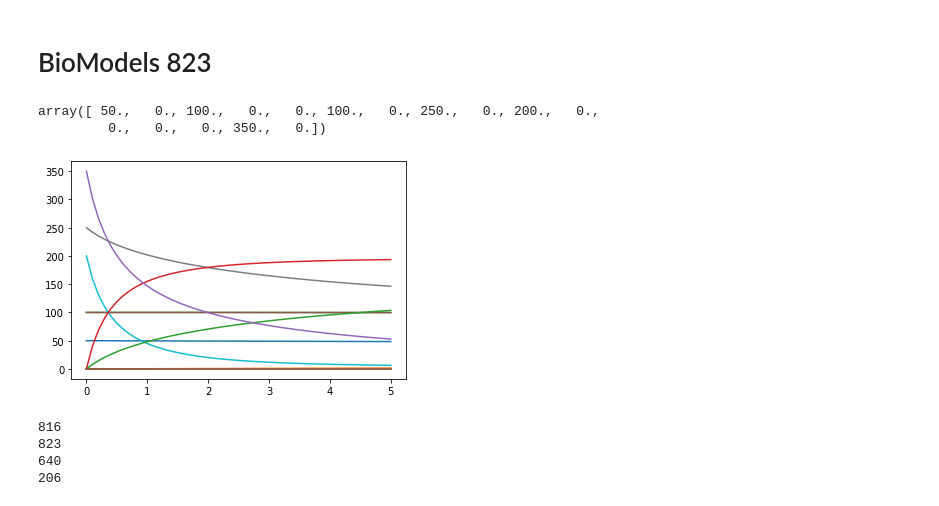
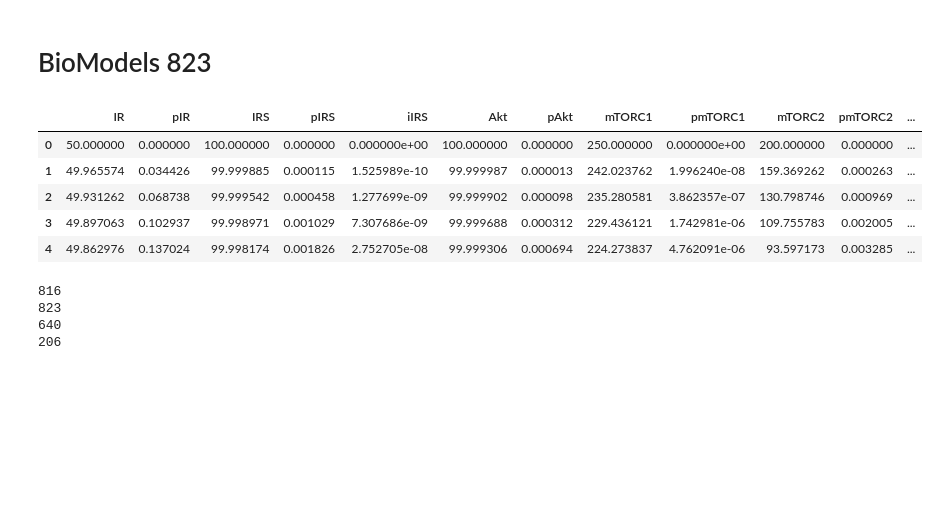
Before and after one commit to ModelEngineering/controlSBML, a Jupyter notebook: notebooks/Exploring-Feedback-Control-SBML.ipynb, the cells around one changed output. Cells and saved outputs as stored; diff of their text form; code cells hidden in the pictures; blank space fills up the shorter version.

Commit message:
Improved outfcn. Fixed bug with change in default for input_names.

```diff
--- a/notebooks/Exploring-Feedback-Control-SBML.ipynb
+++ b/notebooks/Exploring-Feedback-Control-SBML.ipynb
@@ -396,18 +415,14 @@ ctlsb_823 = ctl.ControlSBML("https://www.ebi.ac.uk/biomodels/model/download/BIOM
 # %%
 sys_823 = ctl.NonlinearIOSystem("sys_823", ctlsb_823)
 # %%
-sys_823.getStateSer().values
+df.head()
 # %% [output]
-array([ 50.,   0., 100.,   0.,   0., 100.,   0., 250.,   0., 200.,   0.,
-         0.,   0.,   0., 350.,   0.])
+|  | IR | pIR | IRS | pIRS | iIRS | Akt | pAkt | mTORC1 | pmTORC1 | mTORC2 | pmTORC2 | ... |
+| 0 | 50.000000 | 0.000000 | 100.000000 | 0.000000 | 0.000000e+00 | 100.000000 | 0.000000 | 250.000000 | 0.000000e+00 | 200.000000 | 0.000000 | ... |
+| 1 | 49.965574 | 0.034426 | 99.999885 | 0.000115 | 1.525989e-10 | 99.999987 | 0.000013 | 242.023762 | 1.996240e-08 | 159.369262 | 0.000263 | ... |
+| 2 | 49.931262 | 0.068738 | 99.999542 | 0.000458 | 1.277699e-09 | 99.999902 | 0.000098 | 235.280581 | 3.862357e-07 | 130.798746 | 0.000969 | ... |
+| 3 | 49.897063 | 0.102937 | 99.998971 | 0.001029 | 7.307686e-09 | 99.999688 | 0.000312 | 229.436121 | 1.742981e-06 | 109.755783 | 0.002005 | ... |
+| 4 | 49.862976 | 0.137024 | 99.998174 | 0.001826 | 2.752705e-08 | 99.999306 | 0.000694 | 224.273837 | 4.762091e-06 | 93.597173 | 0.003285 | ... |
-# %%
-
-times = [0.1*n for n in range(0, 51)]
-results = control.input_output_response(sys_823, times, X0=sys_823.getStateSer().values)
-df = pd.DataFrame(np.transpose(results.states), columns=sys_823.state_names)
-_ = plt.plot(result.t, df)
-# %% [output]
-[figure, removed]
 # %%
 def plotBiomodel(name, url, is_plot=True):
     ctlsb = ctl.ControlSBML(url)
```
Also changed, not shown: parts of 10 cells of this notebook, 4 other files.
